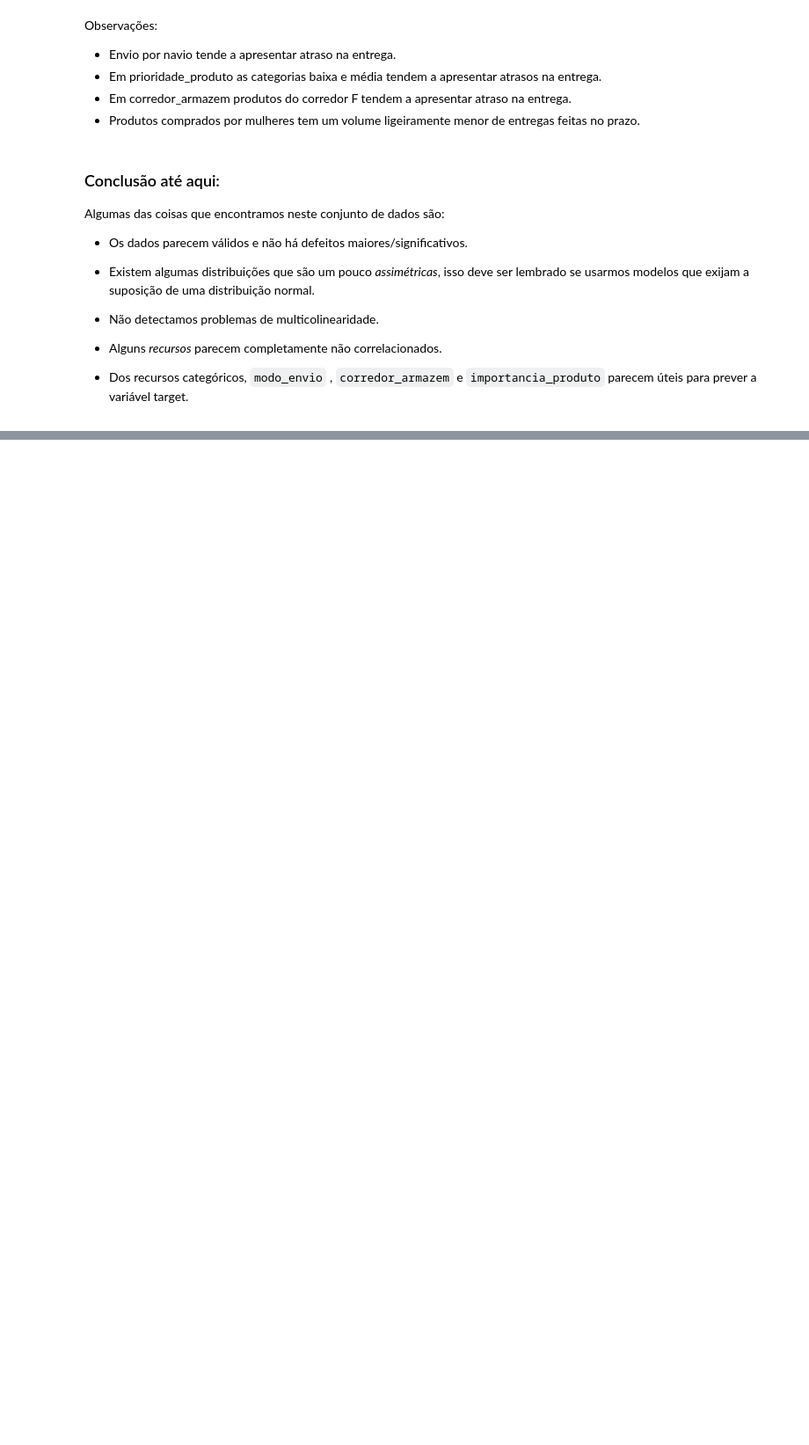
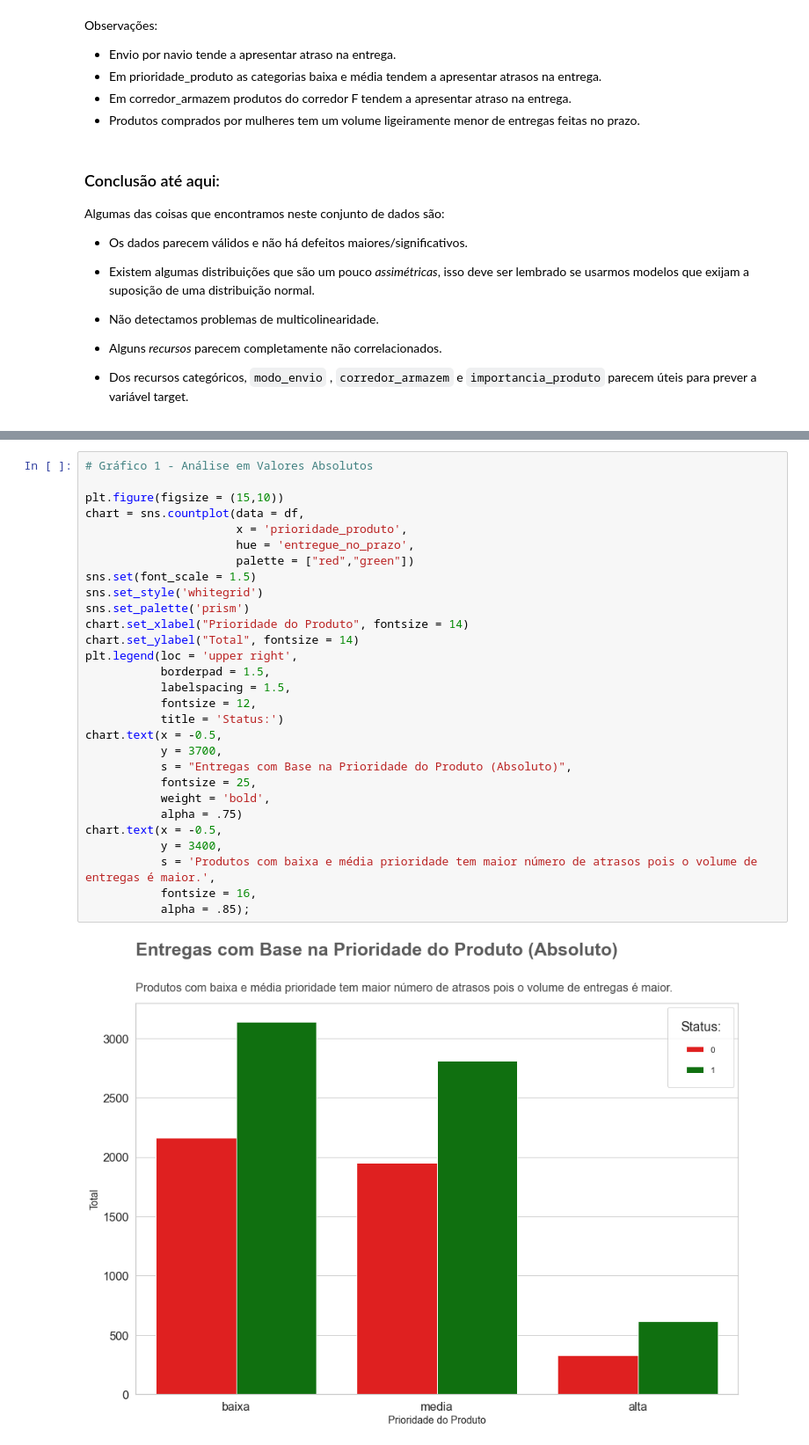
Before and after one commit to sandromzljr/Analise-Exploratoria-Dados, a Jupyter notebook: eda.ipynb, the cells around one changed output, grey strips where cells are left out. Shown at 88% size. Saved outputs shown, nothing was run; the diff lists cells and outputs as text; blank space fills up the shorter version.

```diff
--- a/eda.ipynb
+++ b/eda.ipynb
@@ -405,0 +742,31 @@ Algumas das coisas que encontramos neste conjunto de dados são:
+# %%
+# Gráfico 1 - Análise em Valores Absolutos
+
+plt.figure(figsize = (15,10))
+chart = sns.countplot(data = df,
+                      x = 'prioridade_produto',
+                      hue = 'entregue_no_prazo',
+                      palette = ["red","green"])
+sns.set(font_scale = 1.5)
+sns.set_style('whitegrid')
+sns.set_palette('prism')
+chart.set_xlabel("Prioridade do Produto", fontsize = 14)
+chart.set_ylabel("Total", fontsize = 14)
+plt.legend(loc = 'upper right',
+           borderpad = 1.5,
+           labelspacing = 1.5,
+           fontsize = 12,
+           title = 'Status:')
+chart.text(x = -0.5,
+           y = 3700,
+           s = "Entregas com Base na Prioridade do Produto (Absoluto)",
+           fontsize = 25,
+           weight = 'bold',
+           alpha = .75)
+chart.text(x = -0.5,
+           y = 3400,
+           s = 'Produtos com baixa e média prioridade tem maior número de atrasos pois o volume de entregas é maior.',
+           fontsize = 16,
+           alpha = .85);
+# %% [output]
+[figure, added]
```
Also changed, not shown: parts of 38 cells of this notebook.
